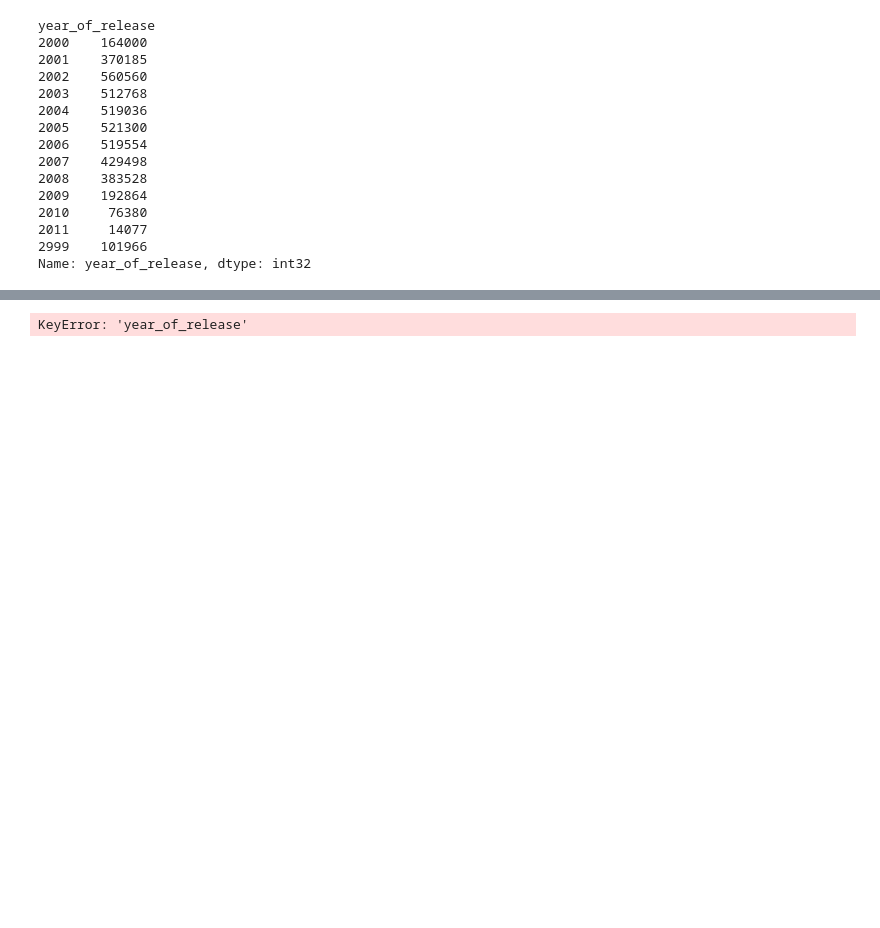
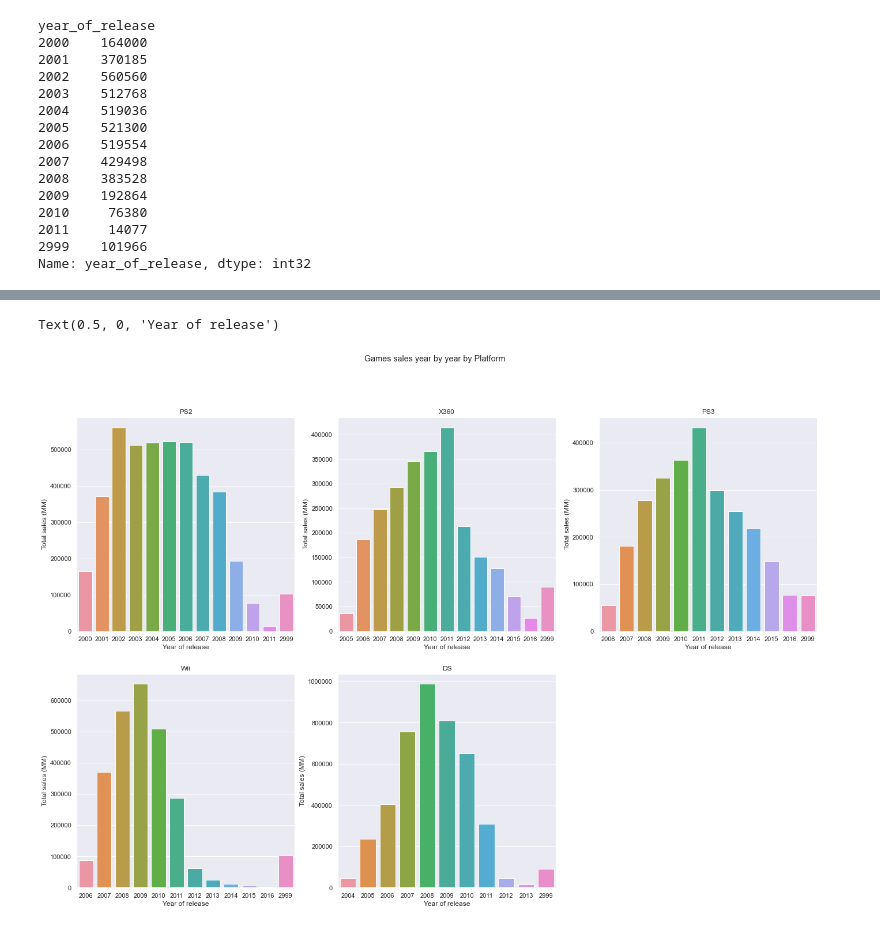
Before and after one commit to OmiHdz/project_s6, a Jupyter notebook: project_s6.ipynb, the cells around one changed output, grey strips where cells are left out. Saved outputs shown, nothing was run; the diff lists cells and outputs as text; code cells hidden in the pictures; blank space fills up the shorter version.

```diff
--- a/project_s6.ipynb
+++ b/project_s6.ipynb
@@ -541,4 +553,50 @@ sns.catplot(kind='bar',data=t2, x='year_of_release',y='total_sales',col='platfor
-# %%
-pd.melt(t2, id_vars='year_of_release', value_vars='total_sales')
-# %% [output]
-KeyError: 'year_of_release'
+# %%
+#sns.displot(kind='hist',data=t2, x='year_of_release',y='total_sales')
+#fig ,axs = plt.subplots(3,2, figsize=(10,10))
+#['PS2', 'X360', 'PS3', 'Wii', 'DS']
+
+fig = plt.figure(figsize=(23,15))
+fig.suptitle('Games sales year by year by Platform')
+
+
+
+ax1=fig.add_subplot(231)
+sns.barplot(data=t2[t2['platform']=='PS2'], ax=ax1, x='year_of_release',y='total_sales')
+ax1.title.set_text('PS2')
+ax1.set_ylabel('Total sales (MM)')
+ax1.set_xlabel('Year of release')
+
+
+ax2=fig.add_subplot(232)
+sns.barplot(data=t2[t2['platform']=='X360'], ax=ax2, x='year_of_release',y='total_sales')
+ax2.title.set_text('X360')
+ax2.set_ylabel('Total sales (MM)')
+ax2.set_xlabel('Year of release')
+
+
+ax3=fig.add_subplot(233)
+sns.barplot(data=t2[t2['platform']=='PS3'], ax=ax3, x='year_of_release',y='total_sales')
+ax3.title.set_text('PS3')
+ax3.set_ylabel('Total sales (MM)')
+ax3.set_xlabel('Year of release')
+
+
+ax4=fig.add_subplot(234)
+sns.barplot(data=t2[t2['platform']=='Wii'], ax=ax4, x='year_of_release',y='total_sales')
+ax4.title.set_text('Wii')
+ax4.set_ylabel('Total sales (MM)')
+ax4.set_xlabel('Year of release')
+
+ax5=fig.add_subplot(235)
+sns.barplot(data=t2[t2['platform']=='DS'], ax=ax5, x='year_of_release',y='total_sales')
+ax5.title.set_text('DS')
+plt.ticklabel_format(style='plain', axis='y')
+
+ax5.set_ylabel('Total sales (MM)')
+ax5.set_xlabel('Year of release')
+
+#sns.barplot(data=t2[t2['platform']=='DS'], ax=axs[0,1], x='year_of_release',y='total_sales')
+#axs[0,1].plot(t2)
+# %% [output]
+Text(0.5, 0, 'Year of release')
+[figure, added]
```
Also changed, not shown: parts of 23 cells of this notebook.
